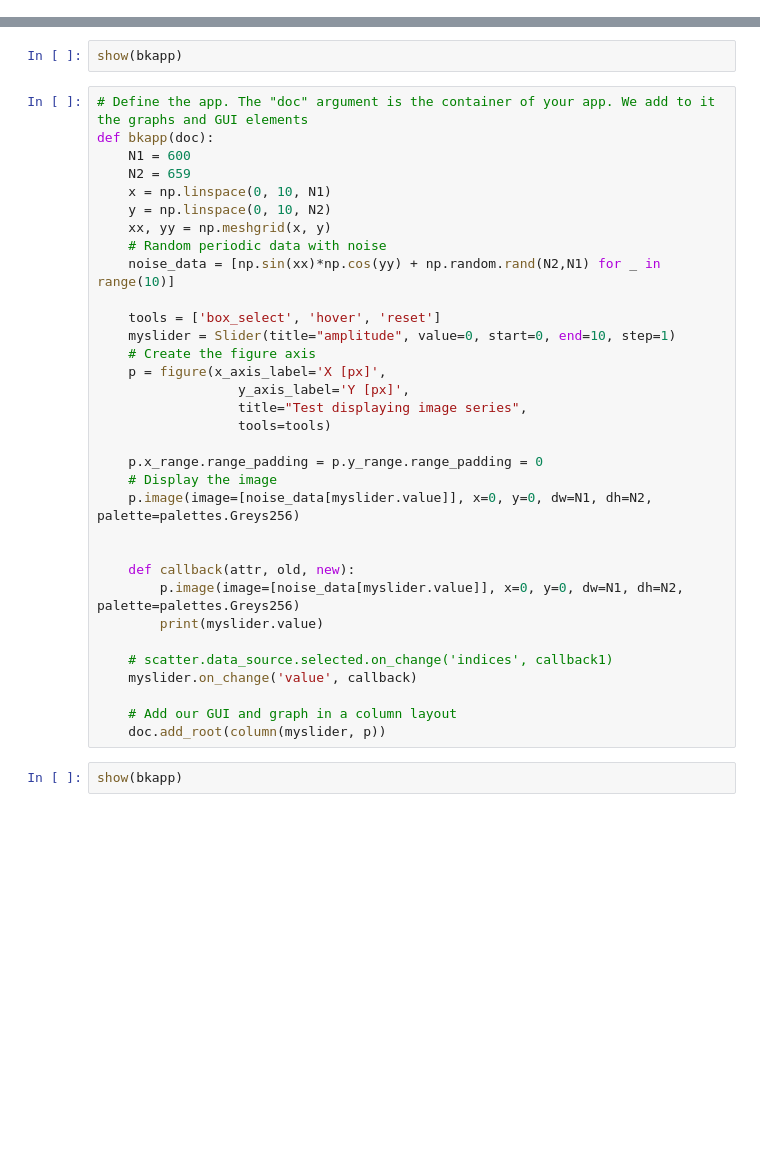
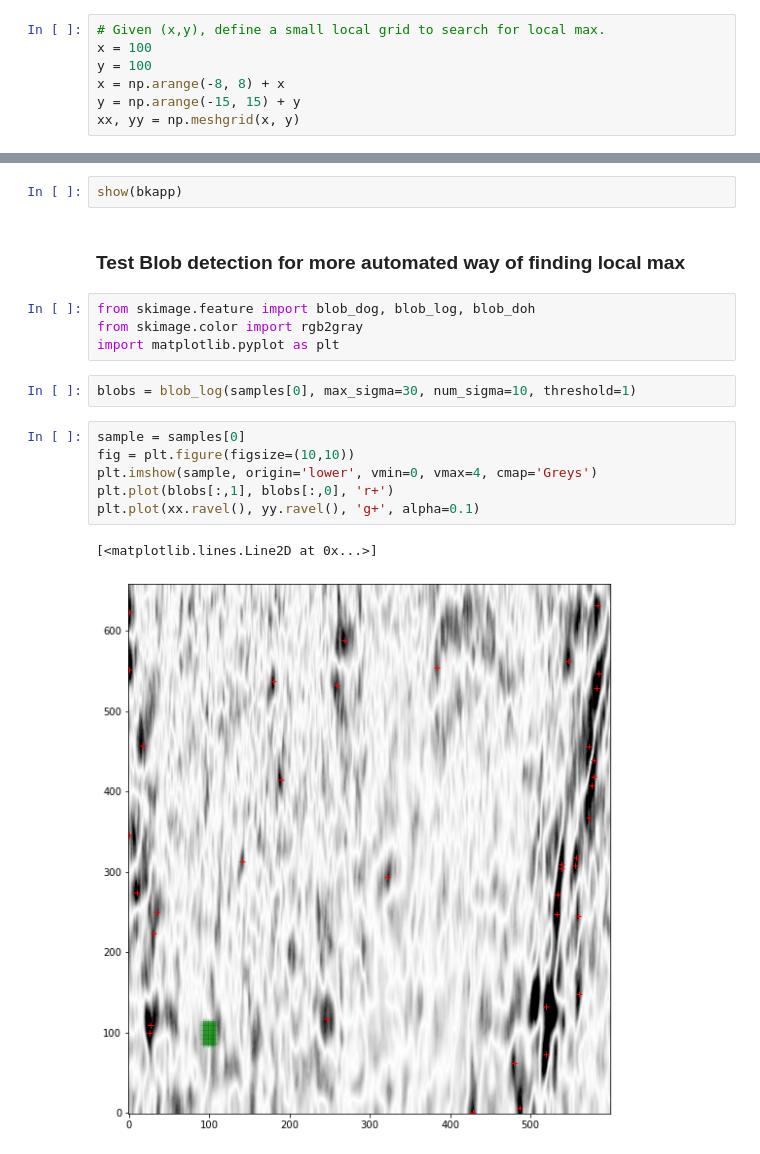
Before and after one commit to raphael-attie/sunflower, a Jupyter notebook: STEREO/Bokeh_training_set_balltrack.ipynb, the cells around one changed output, grey strips where cells are left out. Saved outputs shown, nothing was run; the diff lists cells and outputs as text; blank space fills up the shorter version.

```diff
--- a/STEREO/Bokeh_training_set_balltrack.ipynb
+++ b/STEREO/Bokeh_training_set_balltrack.ipynb
@@ -37,6 +39,13 @@ nfiles = len(datafiles)
 nsamples = 80
 fov = np.s_[0:659, 0:600]
 samples = [np.abs(fitstools.fitsread(datafiles[i], cube=False, astropy=True))[fov] for i in range(10)]
+# %%
+# Given (x,y), define a small local grid to search for local max.
+x = 100
+y = 100
+x = np.arange(-8, 8) + x
+y = np.arange(-15, 15) + y
+xx, yy = np.meshgrid(x, y)
 # %%
 # Define the app. The "doc" argument is the container of your app. We add to it the graphs and GUI elements
 def bkapp(doc):
@@ -74,37 +103,19 @@ def bkapp(doc):
 # %%
 show(bkapp)
-# %%
-# Define the app. The "doc" argument is the container of your app. We add to it the graphs and GUI elements
-def bkapp(doc):
-    N1 = 600
-    N2 = 659
-    x = np.linspace(0, 10, N1)
-    y = np.linspace(0, 10, N2)
-    xx, yy = np.meshgrid(x, y)
-    # Random periodic data with noise
-    noise_data = [np.sin(xx)*np.cos(yy) + np.random.rand(N2,N1) for _ in range(10)]
-
-    tools = ['box_select', 'hover', 'reset']
-    myslider = Slider(title="amplitude", value=0, start=0, end=10, step=1)
-    # Create the figure axis
-    p = figure(x_axis_label='X [px]',
-                  y_axis_label='Y [px]',
-                  title="Test displaying image series",
-                  tools=tools)
-
-    p.x_range.range_padding = p.y_range.range_padding = 0
-    # Display the image
-    p.image(image=[noise_data[myslider.value]], x=0, y=0, dw=N1, dh=N2, palette=palettes.Greys256)
-
-
-    def callback(attr, old, new):
-        p.image(image=[noise_data[myslider.value]], x=0, y=0, dw=N1, dh=N2, palette=palettes.Greys256)
-        print(myslider.value)
-
-    # scatter.data_source.selected.on_change('indices', callback1)
-    myslider.on_change('value', callback)
-
-    # Add our GUI and graph in a column layout
-    doc.add_root(column(myslider, p))
-# %%
-show(bkapp)
+# %% [markdown]
+### Test Blob detection for more automated way of finding local max
+# %%
+from skimage.feature import blob_dog, blob_log, blob_doh
+from skimage.color import rgb2gray
+import matplotlib.pyplot as plt
+# %%
+blobs = blob_log(samples[0], max_sigma=30, num_sigma=10, threshold=1)
+# %%
+sample = samples[0]
+fig = plt.figure(figsize=(10,10))
+plt.imshow(sample, origin='lower', vmin=0, vmax=4, cmap='Greys')
+plt.plot(blobs[:,1], blobs[:,0], 'r+')
+plt.plot(xx.ravel(), yy.ravel(), 'g+', alpha=0.1)
+# %% [output]
+[<matplotlib.lines.Line2D at 0x...>]
+[figure, added]
```
Also changed, not shown: parts of 2 cells of this notebook, 2 other files.
